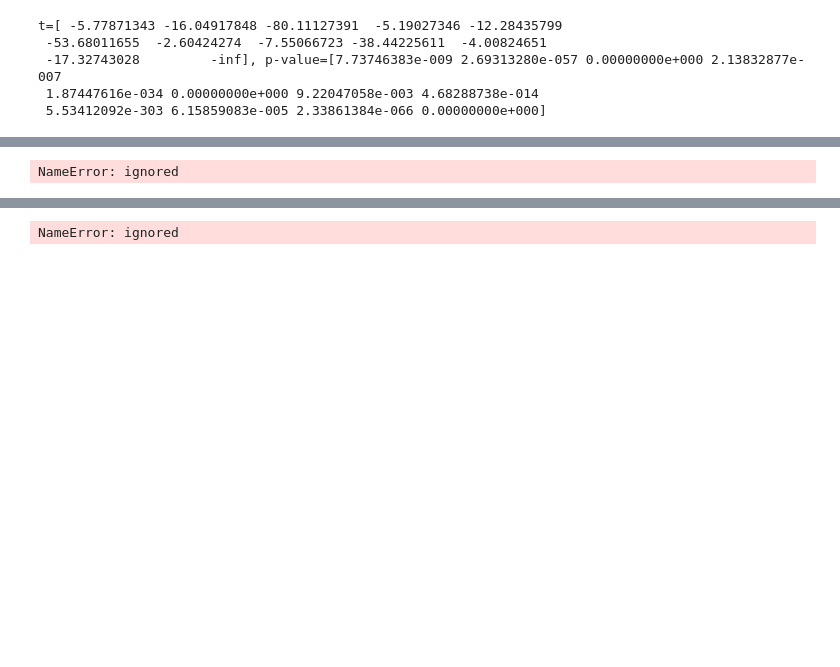
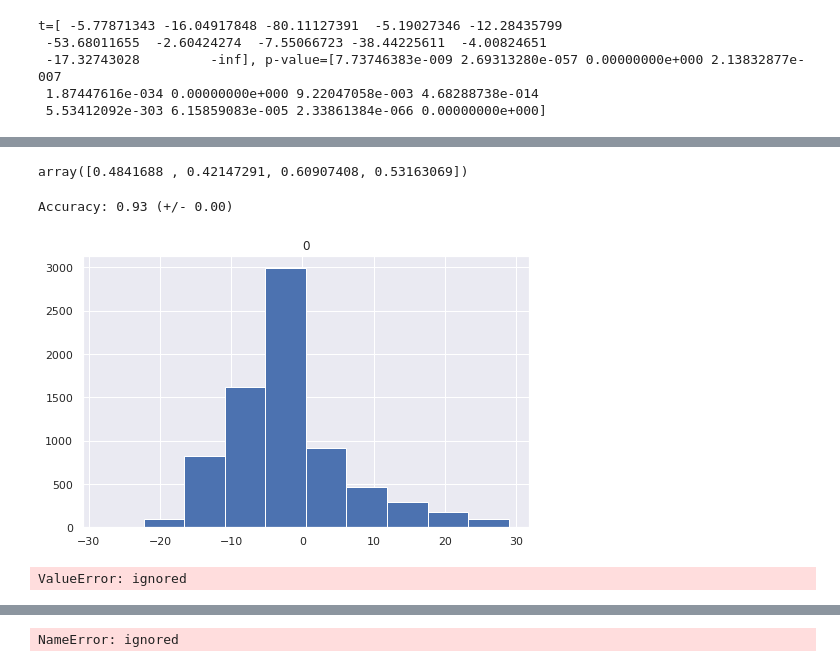
Before and after one commit to JMML2021/Avaluaci-final-per-passar-a-projecte, a Jupyter notebook: Companyia Aerea Algoritmes d’aprenentatge supervisat.ipynb, the cells around one changed output, grey strips where cells are left out. Cells and saved outputs as stored; diff of their text form; code cells hidden in the pictures; blank space fills up the shorter version.

```diff
--- a/Companyia Aerea Algoritmes d’aprenentatge supervisat.ipynb
+++ b/Companyia Aerea Algoritmes d’aprenentatge supervisat.ipynb
@@ -521,0 +530,13 @@ t=[ -5.77871343 -16.04917848 -80.11127391  -5.19027346 -12.28435799
+# %%
+# Importo train_test_split function para dividir los datos en Test y Train
+from sklearn.model_selection import train_test_split
+
+
+# Creo la columna X e Y:
+#datos_x = df2.loc[:,data.columns != 'target'].values
+
+datos_x= df2.loc[:, ['E_Despegue2']].values
+datos_y = df2.loc[:,['Tard3?']].values
+
+#Dividimos el dataset en training set y test set
+X_train, X_test, y_train, y_test = train_test_split(datos_x, datos_y, test_size=0.3,random_state=109) # 70% training and 30% test
@@ -522,10 +565,50 @@ t=[ -5.77871343 -16.04917848 -80.11127391  -5.19027346 -12.28435799
+# %%
+# Predicción de probabilidades
+# ==============================================================================
+predicciones = modelo.predict(exog = X_train)
+predicciones[:4]
+# %% [output]
+array([0.4841688 , 0.42147291, 0.60907408, 0.53163069])
+# %%
+# instanciar el modelo (usando los parámetros predeterminados)
+logreg = LogisticRegression()
+
+# fit el modelo
+logreg.fit(X_train,y_train)
+
+#
+y_pred_RLogis=logreg.predict(X_test)
+# %%
+#clf = LogisticRegression(solver='newton-cg', multi_class='multinomial')
+scores_RL = cross_val_score(logreg, X_train, y_train, cv=5)
+
+print("Accuracy: %0.2f (+/- %0.2f)" % (scores_RL.mean(), scores_RL.std() * 2))
+# %% [output]
+Accuracy: 0.93 (+/- 0.00)
+# %%
+X_train= pd.DataFrame(X_train)
+ax= X_train.hist(figsize=(8,5))
+# %% [output]
+[figure, added]
+# %%
+# Accuracy de test del modelo
+# ==============================================================================
+X_test = sm.add_constant(X_test, prepend=True)
+predicciones = modelo.predict(exog = X_test)
+clasificacion = np.where(predicciones<0.5, 0, 1)
+accuracy = accuracy_score(
+            y_true    = y_test,
+            y_pred    = clasificacion,
+            normalize = True
+           )
+print("")
+print(f"El accuracy de test es: {100*accuracy}%")
+# %% [output]
+ValueError: ignored
 # %%
 # Predicciones en todo el rango de X
 # ==============================================================================
 # Se crea un vector con nuevos valores interpolados en el rango de observaciones.
-
-import statsmodels.api as sm
-
 grid_X = np.linspace(
             start = min(df2.E_Despegue2),
             stop  = max(df2.E_Despegue2),
@@ -533,6 +616,4 @@ grid_X = np.linspace(
          ).reshape(-1,1)
 
 grid_X = sm.add_constant(grid_X, prepend=True)
-predicciones = modelo.predict(exog = grid_X)
+predicciones = modelo.predict()
-# %% [output]
-NameError: ignored
```
Also changed, not shown: parts of 5 cells of this notebook.
